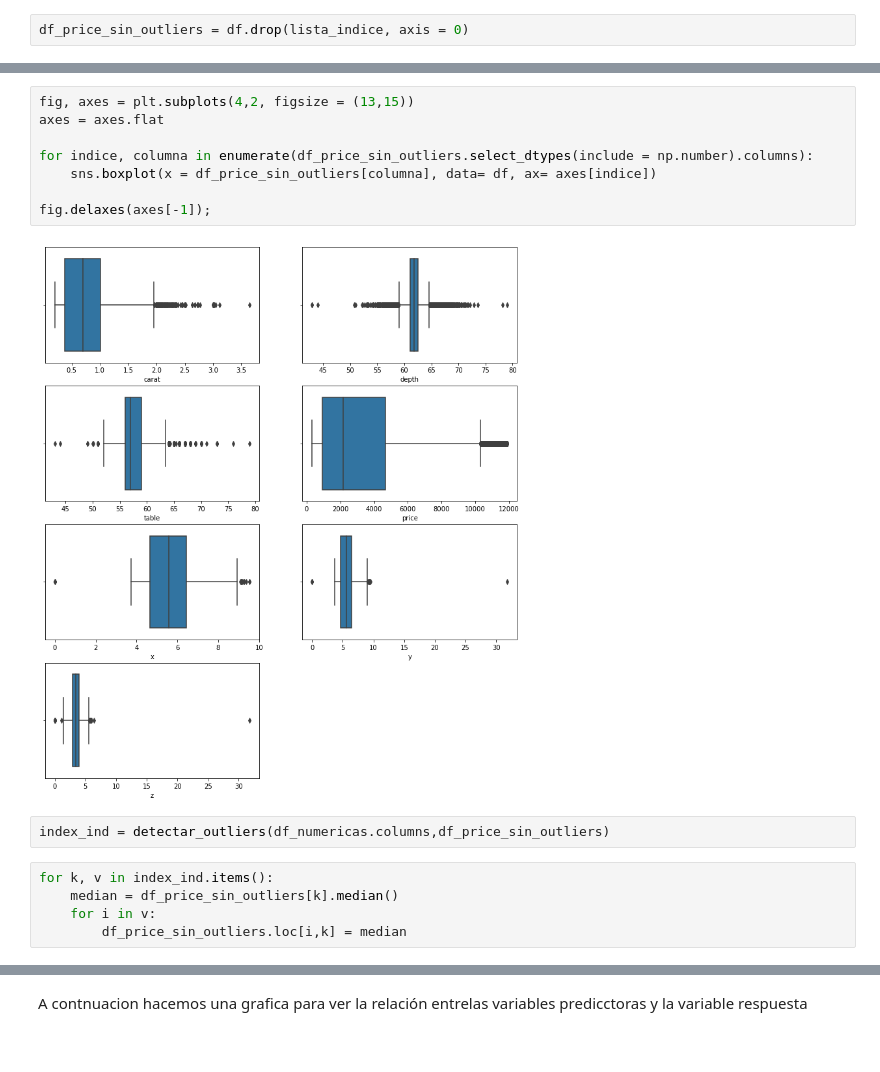
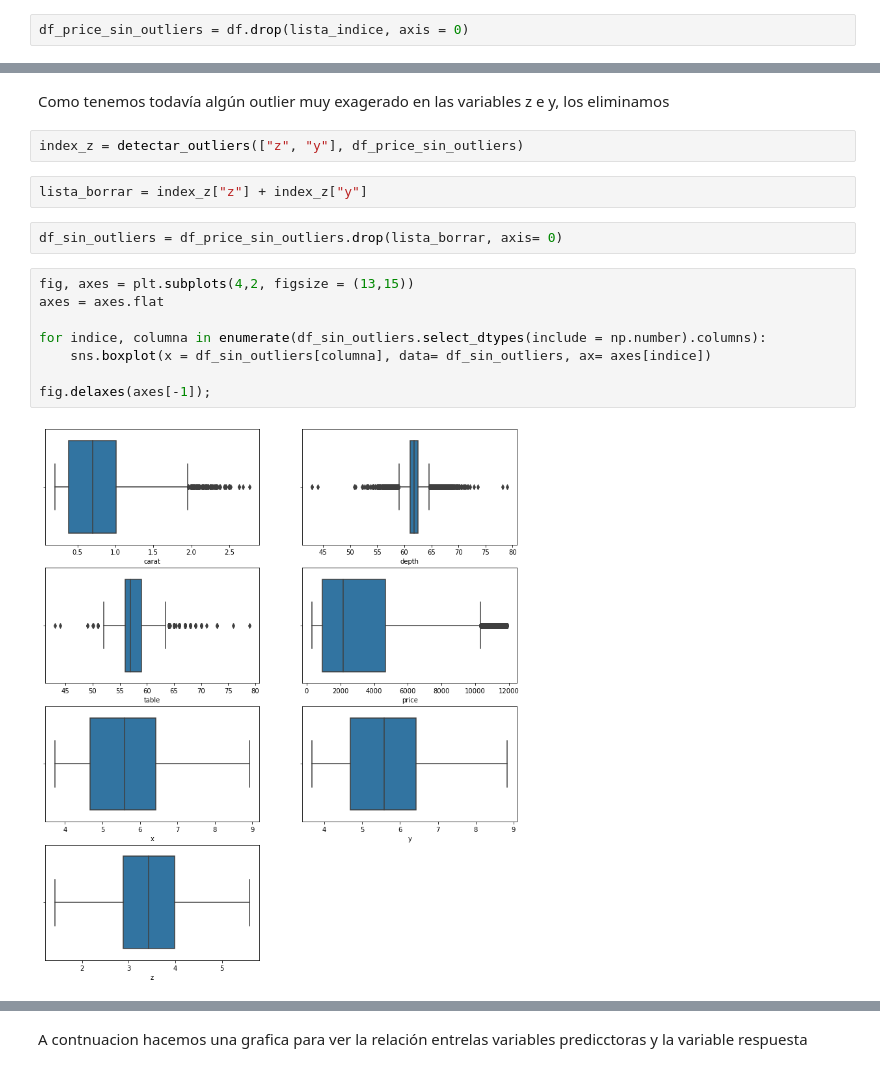
Before and after one commit to Adalab/DA_promoC_Modulo3_sprint1_Sandra_Naiara, a Jupyter notebook: Pair/01_introml.ipynb, the cells around one changed output, grey strips where cells are left out. Saved outputs shown, nothing was run; the diff lists cells and outputs as text.

```diff
--- a/Pair/01_introml.ipynb
+++ b/Pair/01_introml.ipynb
@@ -196,17 +203,18 @@ df_price_sin_outliers.shape
+# %% [markdown]
+Como tenemos todavía algún outlier muy exagerado en las variables z e y, los eliminamos
+# %%
+index_z = detectar_outliers(["z", "y"], df_price_sin_outliers)
+# %%
+lista_borrar = index_z["z"] + index_z["y"]
+# %%
+df_sin_outliers = df_price_sin_outliers.drop(lista_borrar, axis= 0)
 # %%
 fig, axes = plt.subplots(4,2, figsize = (13,15))
 axes = axes.flat
 
-for indice, columna in enumerate(df_price_sin_outliers.select_dtypes(include = np.number).columns):
-    sns.boxplot(x = df_price_sin_outliers[columna], data= df, ax= axes[indice])
+for indice, columna in enumerate(df_sin_outliers.select_dtypes(include = np.number).columns):
+    sns.boxplot(x = df_sin_outliers[columna], data= df_sin_outliers, ax= axes[indice])
 
 fig.delaxes(axes[-1]);
 # %% [output]
-[figure, old version]
+[figure, new version]
-# %%
-index_ind = detectar_outliers(df_numericas.columns,df_price_sin_outliers)
-# %%
-for k, v in index_ind.items():
-    median = df_price_sin_outliers[k].median()
-    for i in v:
-        df_price_sin_outliers.loc[i,k] = median
```
Also changed, not shown: parts of 22 cells of this notebook, 1 other file.
